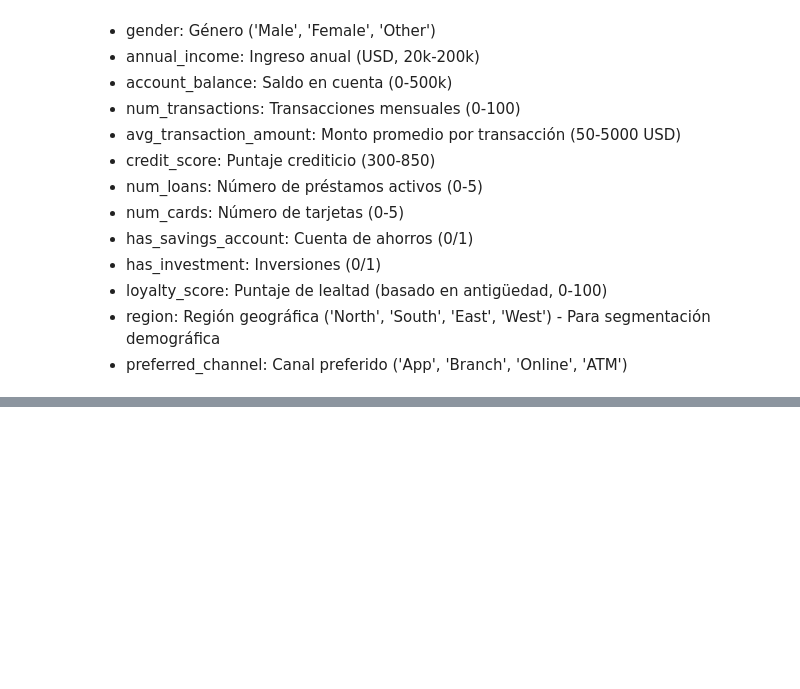
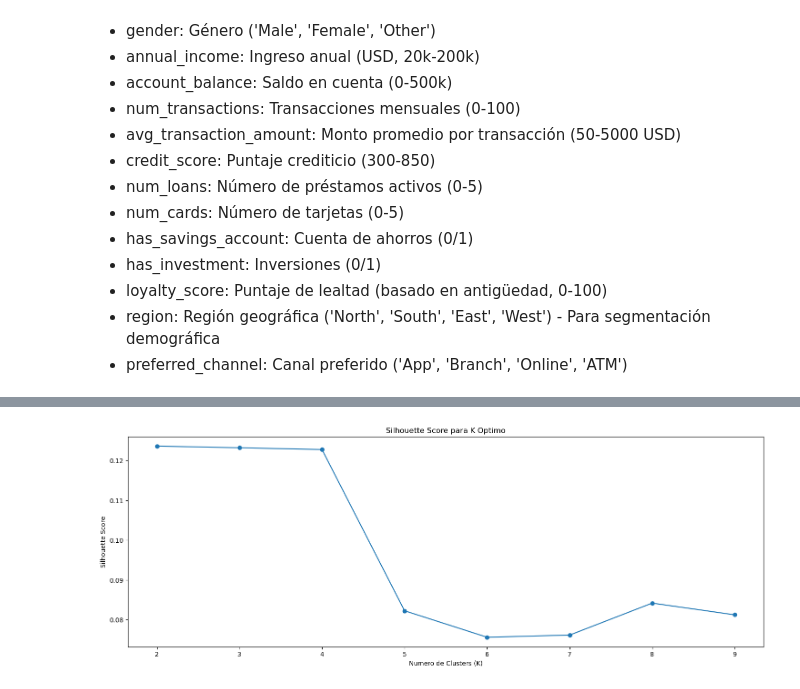
Before and after one commit to narencastellon/Python, a Jupyter notebook: curso_sector_bancario/segmentacio_clientes.ipynb, the cells around one changed output, grey strips where cells are left out. Drawn from its saved outputs; the diff is of its cells as text; code cells hidden in the pictures; blank space fills up the shorter version.

```diff
--- a/curso_sector_bancario/segmentacio_clientes.ipynb
+++ b/curso_sector_bancario/segmentacio_clientes.ipynb
@@ -58,0 +272,11 @@ Variables clave para clustering por comportamiento:
+# %%
+# Grafico silhoutte
+
+plt.figure(figsize=(18,6))
+plt.plot(k_range, sil_scores, marker = 'o')
+plt.title('Silhouette Score para K Optimo')
+plt.xlabel('Numero de Clusters (K)')
+plt.ylabel('Silhouette Score')
+plt.show()
+# %% [output]
+[figure, added]
```
Also changed, not shown: parts of 28 cells of this notebook, 9 other files.
